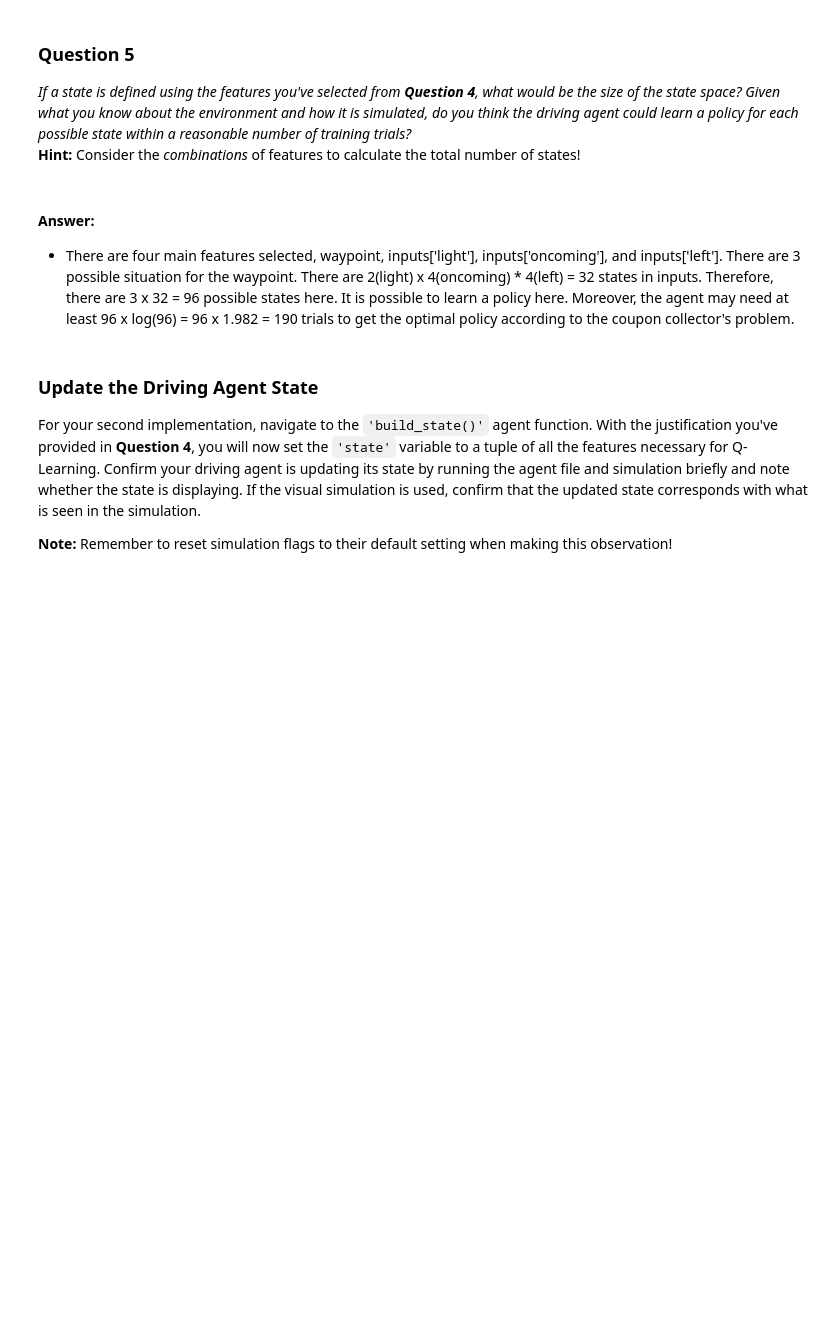
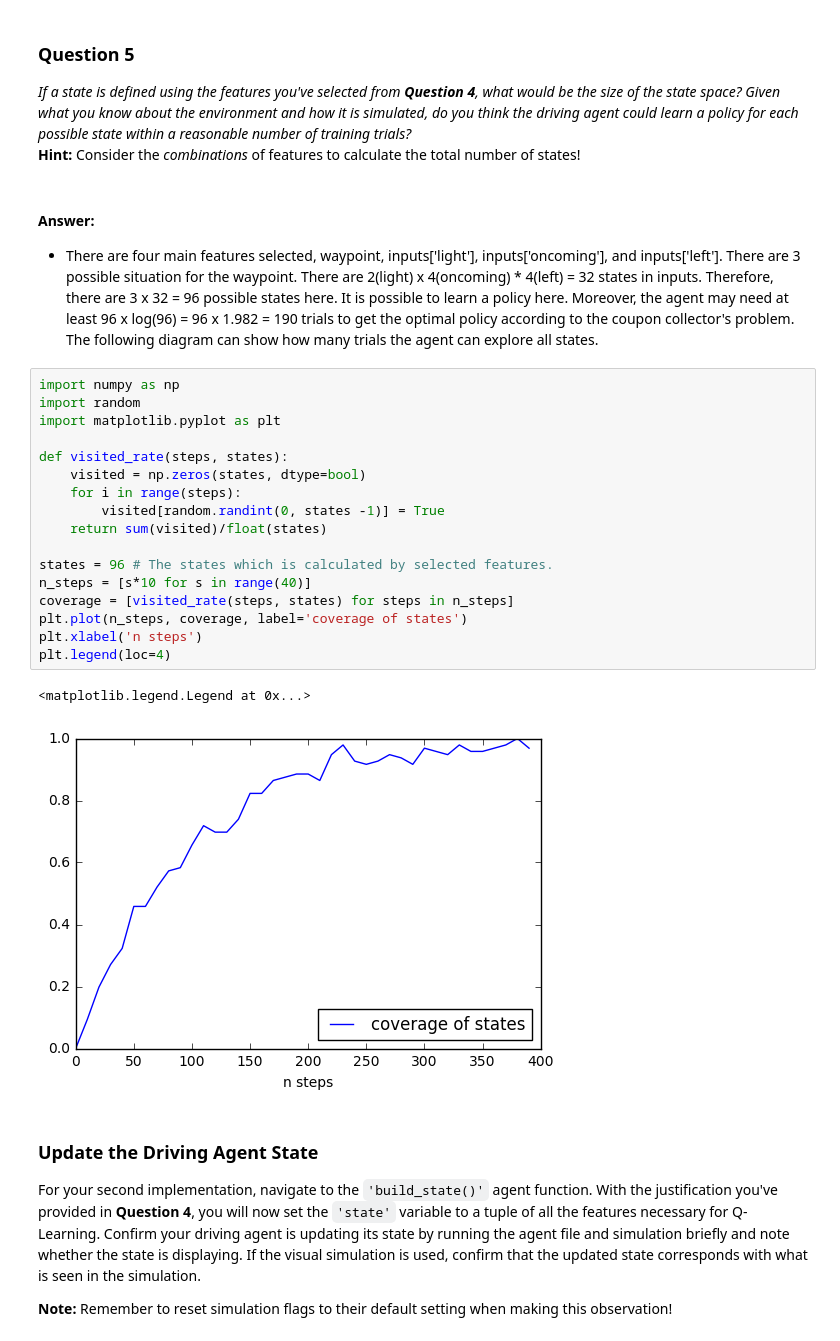
Before and after one commit to yehchilai/MachineLearningNanodegreeProjects, a Jupyter notebook: smartcab/smartcab.ipynb, the cells around one changed output. Cells and saved outputs as stored; diff of their text form; blank space fills up the shorter version.

```diff
--- a/smartcab/smartcab.ipynb
+++ b/smartcab/smartcab.ipynb
@@ -152,7 +159,27 @@ How frequently would the agent occupy a state like `(False, True, True, True, Fa
 **Hint:** Consider the *combinations* of features to calculate the total number of states!
 # %% [markdown]
 #### **Answer:**
-* There are four main features selected, waypoint, inputs['light'], inputs['oncoming'], and inputs['left']. There are 3 possible situation for the waypoint. There are 2(light) x 4(oncoming) * 4(left) = 32 states in inputs. Therefore, there are 3 x 32 = 96 possible states here. It is possible to learn a policy here. Moreover, the agent may need at least 96 x log(96) = 96 x 1.982 = 190 trials to get the optimal policy according to the coupon collector's problem.
+* There are four main features selected, waypoint, inputs['light'], inputs['oncoming'], and inputs['left']. There are 3 possible situation for the waypoint. There are 2(light) x 4(oncoming) * 4(left) = 32 states in inputs. Therefore, there are 3 x 32 = 96 possible states here. It is possible to learn a policy here. Moreover, the agent may need at least 96 x log(96) = 96 x 1.982 = 190 trials to get the optimal policy according to the coupon collector's problem. The following diagram can show how many trials the agent can explore all states.
+# %%
+import numpy as np
+import random
+import matplotlib.pyplot as plt
+
+def visited_rate(steps, states):
+    visited = np.zeros(states, dtype=bool)
+    for i in range(steps):
+        visited[random.randint(0, states -1)] = True
+    return sum(visited)/float(states)
+
+states = 96 # The states which is calculated by selected features.
+n_steps = [s*10 for s in range(40)]
+coverage = [visited_rate(steps, states) for steps in n_steps]
+plt.plot(n_steps, coverage, label='coverage of states')
+plt.xlabel('n steps')
+plt.legend(loc=4)
+# %% [output]
+<matplotlib.legend.Legend at 0x...>
+[figure, added]
 # %% [markdown]
 ### Update the Driving Agent State
 For your second implementation, navigate to the `'build_state()'` agent function. With the justification you've provided in **Question 4**, you will now set the `'state'` variable to a tuple of all the features necessary for Q-Learning. Confirm your driving agent is updating its state by running the agent file and simulation briefly and note whether the state is displaying. If the visual simulation is used, confirm that the updated state corresponds with what is seen in the simulation.
```
Also changed, not shown: parts of 5 cells of this notebook, 6 other files.
